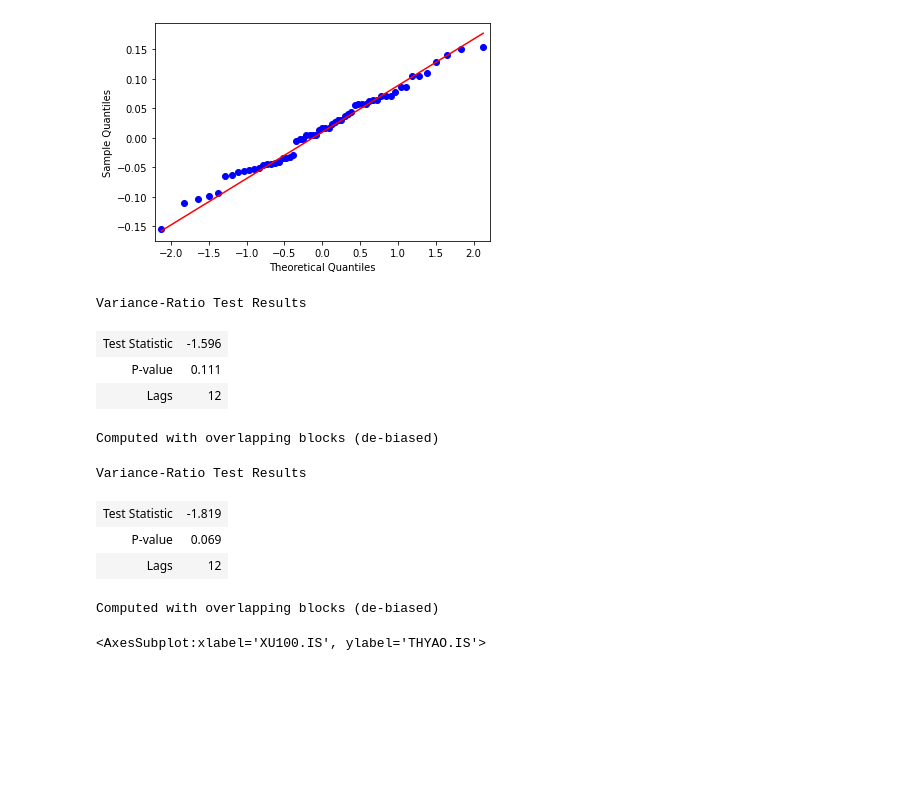
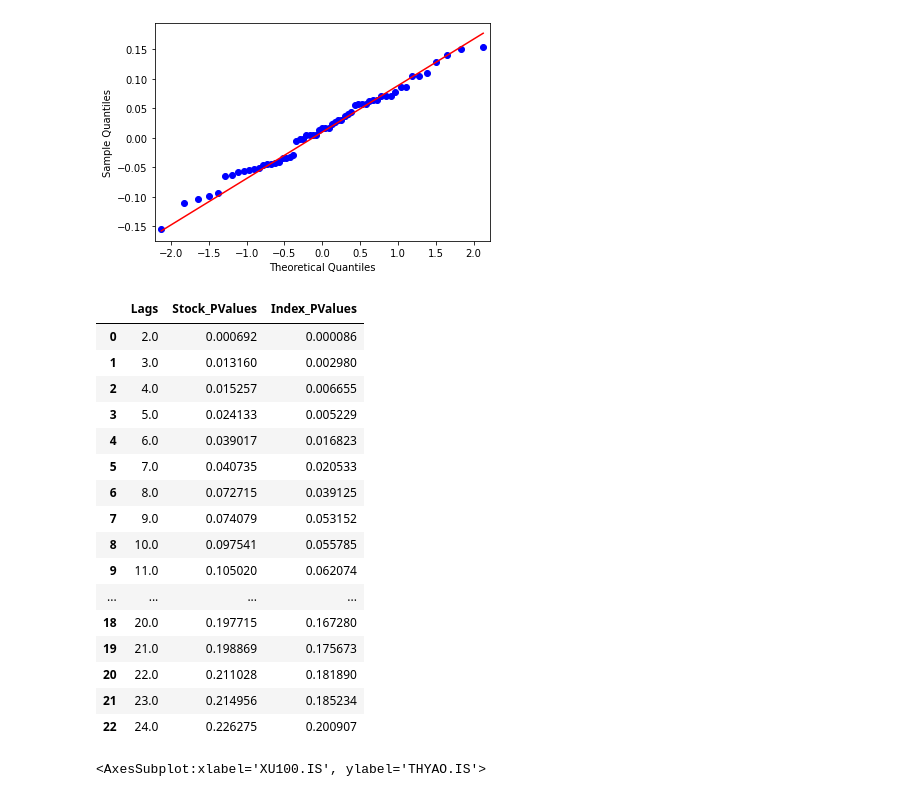
Before and after one commit to mrtkp9993/QuantitaveFinanceExamplesPy, a Jupyter notebook: 01_CAPM_alpha_beta.ipynb, the cells around one changed output. Drawn from its saved outputs; the diff is of its cells as text; code cells hidden in the pictures; blank space fills up the shorter version.

```diff
--- a/01_CAPM_alpha_beta.ipynb
+++ b/01_CAPM_alpha_beta.ipynb
@@ -93,22 +93,32 @@ plt.show()
 # %% [output]
 [figure]
 [figure]
-# %%
-VarianceRatio(data_ret[stock], 12)
-# %% [output]
-Variance-Ratio Test Results
-| Test Statistic | -1.596 |
-| P-value | 0.111 |
-| Lags | 12 |
-Computed with overlapping blocks (de-biased)
-# %%
-VarianceRatio(data_ret[index], 12)
-# %% [output]
-Variance-Ratio Test Results
-| Test Statistic | -1.819 |
-| P-value | 0.069 |
-| Lags | 12 |
-Computed with overlapping blocks (de-biased)
+# %%
+vr_res = pd.DataFrame(columns=['Lags', 'Stock_PValues', 'Index_PValues'])
+
+for i in range(2, 25):
+    vr_res = vr_res.append({'Lags': i, 'Stock_PValues': VarianceRatio(
+        data_ret[stock], i).pvalue, 'Index_PValues': VarianceRatio(data_ret[index], i).pvalue}, ignore_index=True)
+
+vr_res
+# %% [output]
+|  | Lags | Stock_PValues | Index_PValues |
+| 0 | 2.0 | 0.000692 | 0.000086 |
+| 1 | 3.0 | 0.013160 | 0.002980 |
+| 2 | 4.0 | 0.015257 | 0.006655 |
+| 3 | 5.0 | 0.024133 | 0.005229 |
+| 4 | 6.0 | 0.039017 | 0.016823 |
+| 5 | 7.0 | 0.040735 | 0.020533 |
+| 6 | 8.0 | 0.072715 | 0.039125 |
+| 7 | 9.0 | 0.074079 | 0.053152 |
+| 8 | 10.0 | 0.097541 | 0.055785 |
+| 9 | 11.0 | 0.105020 | 0.062074 |
+| ... | ... | ... | ... |
+| 18 | 20.0 | 0.197715 | 0.167280 |
+| 19 | 21.0 | 0.198869 | 0.175673 |
+| 20 | 22.0 | 0.211028 | 0.181890 |
+| 21 | 23.0 | 0.214956 | 0.185234 |
+| 22 | 24.0 | 0.226275 | 0.200907 |
 # %%
 sns.regplot(data_ret[index], data_ret[stock])
 # %% [output]
```
Also changed, not shown: parts of 2 cells of this notebook.
